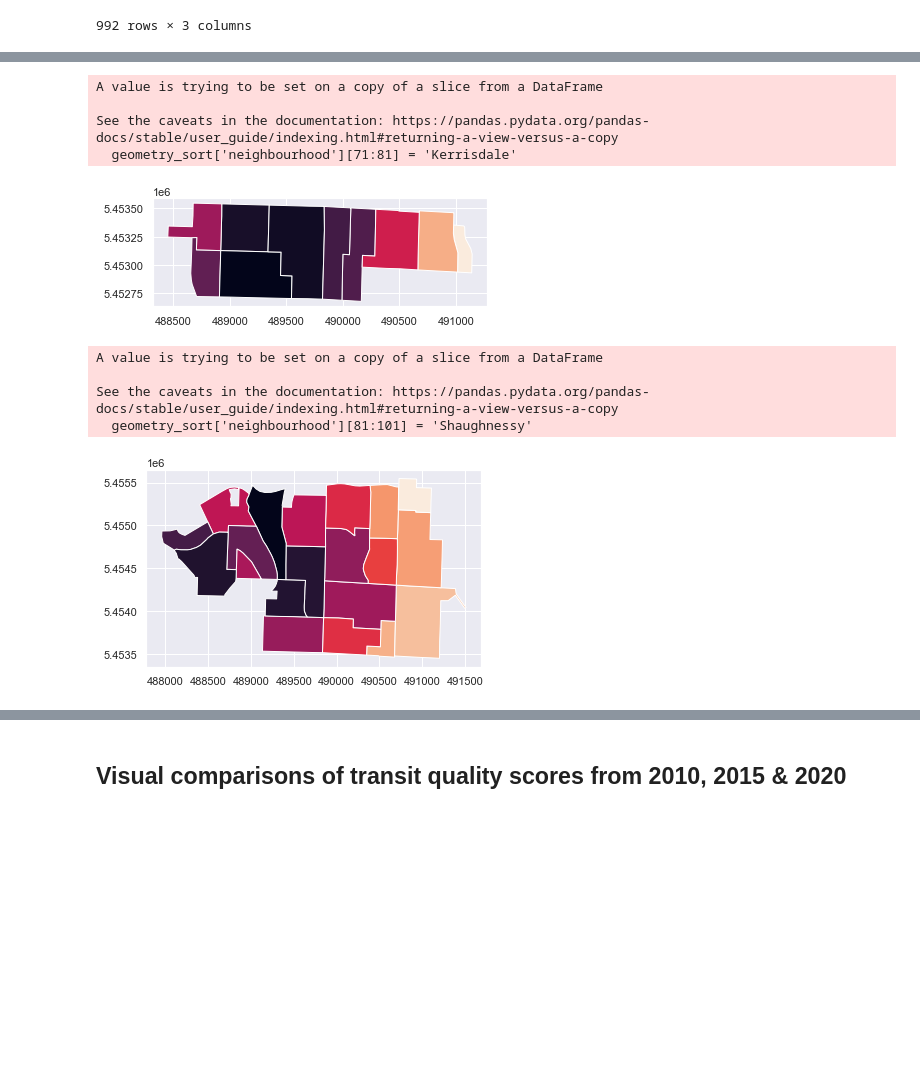
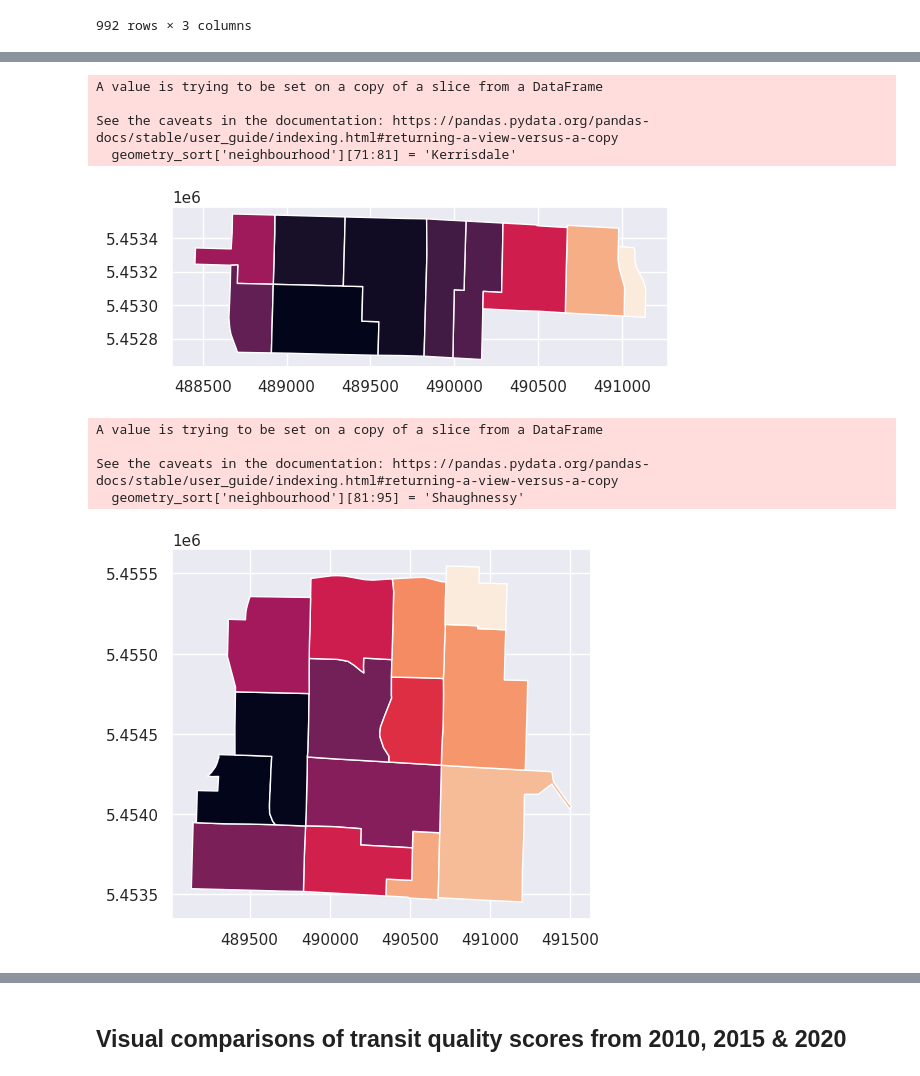
Before and after one commit to rebywong/cmpt353-project, a Jupyter notebook: vancouver_transit.ipynb, the cells around one changed output, grey strips where cells are left out. Cells and saved outputs as stored; diff of their text form; code cells hidden in the pictures; blank space fills up the shorter version.

Commit message:
Completed manual neighbourhood boundaries

```diff
--- a/vancouver_transit.ipynb
+++ b/vancouver_transit.ipynb
@@ -477,3 +473,6 @@ geometry_sort['neighbourhood'] = 'None'
+# %%
+geometry_sort['neighbourhood'] = 'None'
+geometry_sort['population'] = 0
 # %%
 # parts of Dunbar Southlands
 geometry_sort[0:2].plot(column='quality_score')
@@ -516,6 +515,6 @@ See the caveats in the documentation: https://pandas.pydata.org/pandas-docs/stab
 # %%
 geometry_sort[69:71].plot(column='quality_score')
-geometry_sort['neighbourhood'][69:71] = 'Arbutus Ridge'
+geometry_sort['neighbourhood'][69:71] = 'Arbutus-Ridge'
 # %% [output]
 A value is trying to be set on a copy of a slice from a DataFrame
 
@@ -530,13 +529,13 @@ A value is trying to be set on a copy of a slice from a DataFrame
 
 See the caveats in the documentation: https://pandas.pydata.org/pandas-docs/stable/user_guide/indexing.html#returning-a-view-versus-a-copy
   geometry_sort['neighbourhood'][71:81] = 'Kerrisdale'
-[figure, old version]
+[figure, new version]
 # %%
-geometry_sort[81:101].plot(column='quality_score')
-geometry_sort['neighbourhood'][81:101] = 'Shaughnessy'
+geometry_sort[81:95].plot(column='quality_score')
+geometry_sort['neighbourhood'][81:95] = 'Shaughnessy'
 # %% [output]
 A value is trying to be set on a copy of a slice from a DataFrame
 
 See the caveats in the documentation: https://pandas.pydata.org/pandas-docs/stable/user_guide/indexing.html#returning-a-view-versus-a-copy
-  geometry_sort['neighbourhood'][81:101] = 'Shaughnessy'
+  geometry_sort['neighbourhood'][81:95] = 'Shaughnessy'
-[figure, old version]
+[figure, new version]
```
Also changed, not shown: parts of 66 cells of this notebook.
